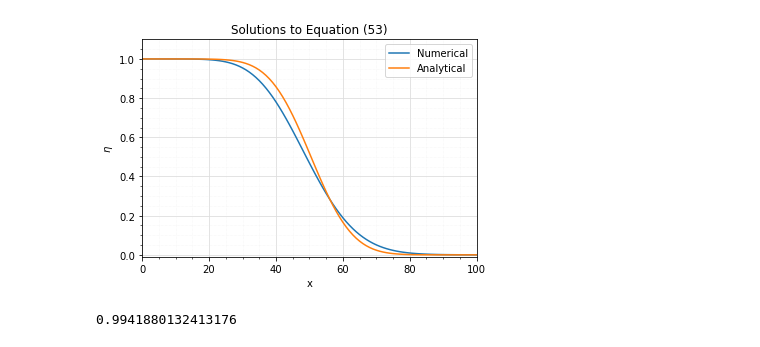
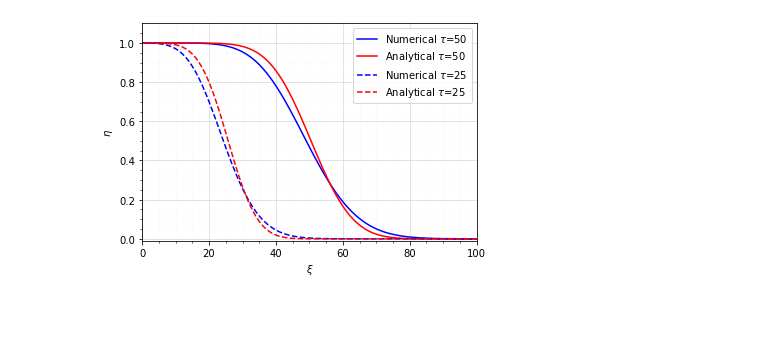
Before and after one commit to CrisLorde/Numerical-resolution-of-a-water-quality-model-and-its-application-to-the-Pasig-River, a Jupyter notebook: Analytical and Numerical Solution.ipynb, the cells around one changed output. Saved outputs shown, nothing was run; the diff lists cells and outputs as text; code cells hidden in the pictures; blank space fills up the shorter version.

```diff
--- a/Analytical and Numerical Solution.ipynb
+++ b/Analytical and Numerical Solution.ipynb
@@ -125,22 +125,20 @@ for n in range(1,N+1):
 # %%
 fig, ax = plt.subplots()
 ax.axis([0.0,100+0.1,-0.01,1.1])
 ax.grid(which='major', color='#DDDDDD', linewidth=0.8)
 ax.grid(which='minor', color='#EEEEEE', linestyle=':', linewidth=0.5)
 ax.minorticks_on()
 
-plt.plot(E[:,N])
-plt.plot(X[:,N])
-plt.legend(["Numerical","Analytical"], loc ="upper right")
-plt.xlabel("x")
+plt.plot(E[:,N], "b")
+plt.plot(X[:,N], "r")
+plt.plot(E[:,25], "b--")
+plt.plot(X[:,25], "r--")
+plt.legend([r"Numerical $\tau$=50", r"Analytical $\tau$=50",r"Numerical $\tau$=25", r"Analytical $\tau$=25"], loc ="upper right")
+plt.xlabel(r"$\xi$")
 plt.ylabel("$\eta$")
-plt.title("Solutions to Equation (6.23)")
+plt.title("")
 plt.savefig('Analytical and Numerical Solution.png')
 
 plt.show()
 # %% [output]
-[figure, old version]
+[figure, new version]
-# %%
-print(r_squared_value)
-# %% [output]
-0.9941880132413176
```
Also changed, not shown: parts of 3 cells of this notebook.
